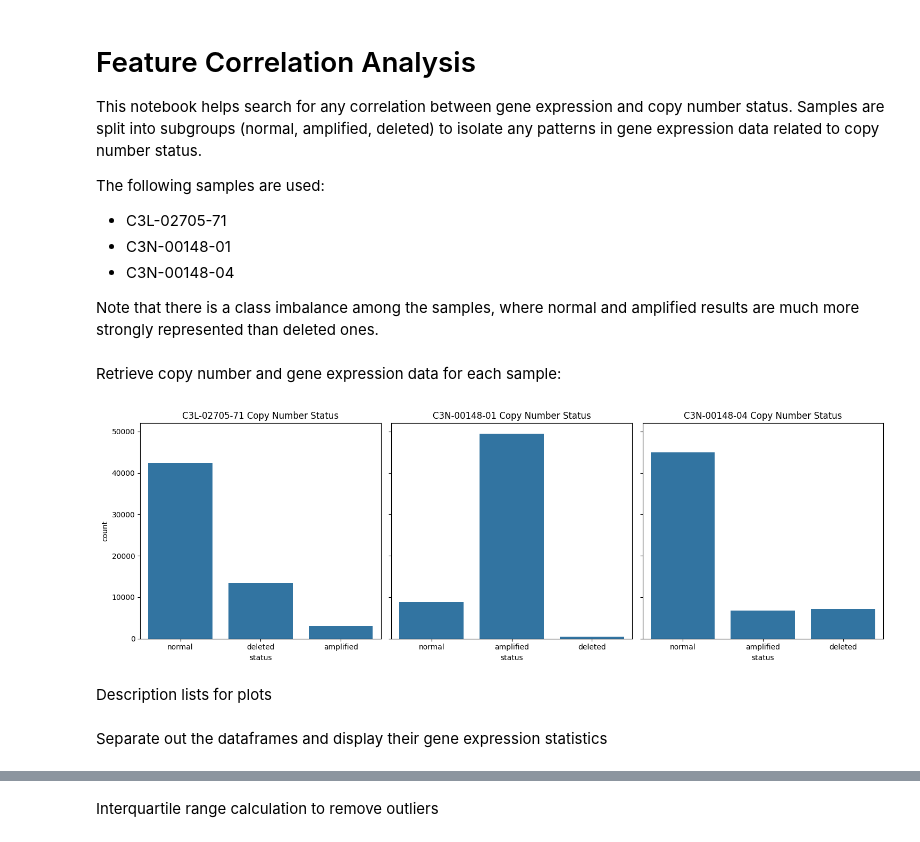
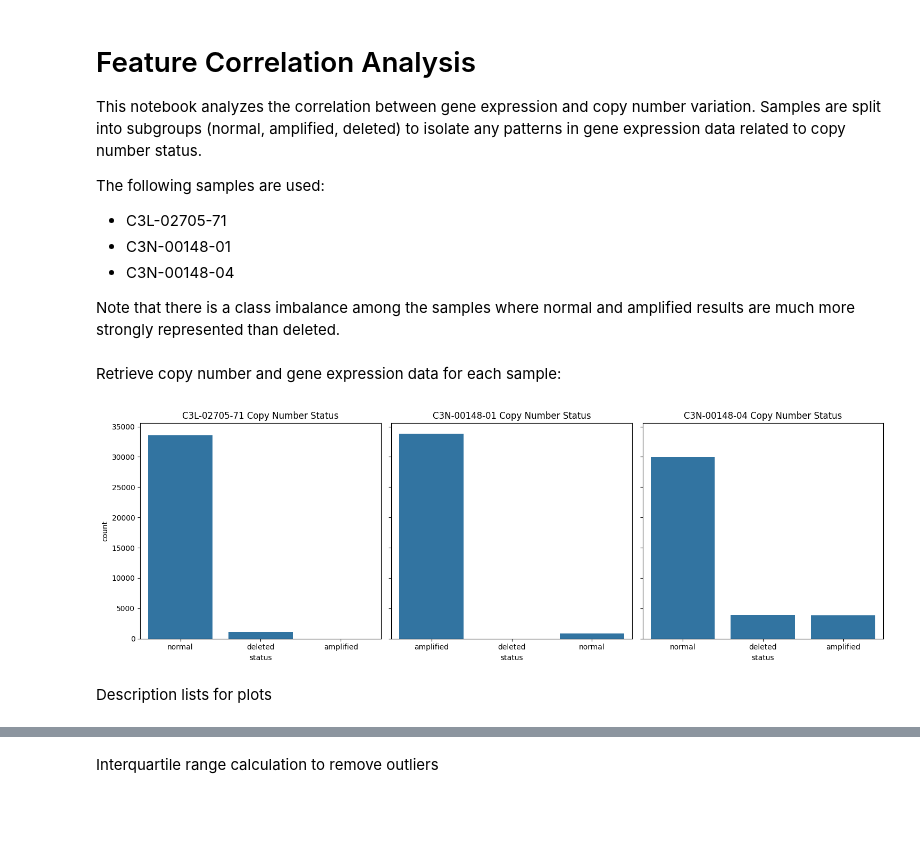
Before and after one commit to LaraLim/cnv-supervised-learning, a Jupyter notebook: visuals/visualize_feature_correlation.ipynb, the cells around one changed output, grey strips where cells are left out. Cells and saved outputs as stored; diff of their text form; code cells hidden in the pictures; blank space fills up the shorter version.

```diff
--- a/visuals/visualize_feature_correlation.ipynb
+++ b/visuals/visualize_feature_correlation.ipynb
@@ -1,14 +1,14 @@
 # %% [markdown]
 # Feature Correlation Analysis
 
-This notebook helps search for any correlation between gene expression and copy number status. Samples are split into subgroups (normal, amplified, deleted) to isolate any patterns in gene expression data related to copy number status.
+This notebook analyzes the correlation between gene expression and copy number variation. Samples are split into subgroups (normal, amplified, deleted) to isolate any patterns in gene expression data related to copy number status.
 
 The following samples are used:
 - C3L-02705-71
 - C3N-00148-01
 - C3N-00148-04
 
-Note that there is a class imbalance among the samples, where normal and amplified results are much more strongly represented than deleted ones.
+Note that there is a class imbalance among the samples where normal and amplified results are much more strongly represented than deleted.
 # %%
 import pandas as pd
 import numpy as np
@@ -19,33 +19,38 @@ Retrieve copy number and gene expression data for each sample:
 # %%
 s1_case_id = 'C3L-02705-71'
 s2_case_id = 'C3N-00148-01'
 s3_case_id = 'C3N-00148-04'
 
 # load datasets
 s1_df = pd.read_csv('https://raw.githubusercontent.com/LaraLim/cnv-supervised-learning/refs/heads/main/dataset/C3L-02705-71.csv')
 s2_df = pd.read_csv('https://raw.githubusercontent.com/LaraLim/cnv-supervised-learning/refs/heads/main/dataset/C3N-00148-01.csv')
 s3_df = pd.read_csv('https://raw.githubusercontent.com/LaraLim/cnv-supervised-learning/refs/heads/main/dataset/C3N-00148-04.csv')
+
+# drop rows with zeroed stats
+s1_df = s1_df[(s1_df[['sum_gene_expr', 'mean_gene_expr', 'variance_gene_expr']] != 0).all(axis=1)]
+s2_df = s2_df[(s2_df[['sum_gene_expr', 'mean_gene_expr', 'variance_gene_expr']] != 0).all(axis=1)]
+s3_df = s3_df[(s3_df[['sum_gene_expr', 'mean_gene_expr', 'variance_gene_expr']] != 0).all(axis=1)]
 
 # set up figure and axes for plots
 fig, axes = plt.subplots(1, 3, figsize=(15, 5), sharey=True)
 
 # plot for sample 1
 sns.countplot(data=s1_df, x='status', ax=axes[0])
 axes[0].set_title(f'{s1_case_id} Copy Number Status')
 
 # plot for sample 2
 sns.countplot(data=s2_df, x='status', ax=axes[1])
 axes[1].set_title(f'{s2_case_id} Copy Number Status')
 
 # plot for sample 3
 sns.countplot(data=s3_df, x='status', ax=axes[2])
 axes[2].set_title(f'{s3_case_id} Copy Number Status')
 
 # side by side display
 plt.tight_layout()
 plt.show()
 # %% [output]
-[figure, old version]
+[figure, new version]
 # %% [markdown]
 Description lists for plots
 # %%
@@ -59,5 +65,3 @@ status_colors = {
     "amplified": "blue",
     "deleted": "red"
 }
-# %% [markdown]
-Separate out the dataframes and display their gene expression statistics
```
Also changed, not shown: parts of 9 cells of this notebook.
